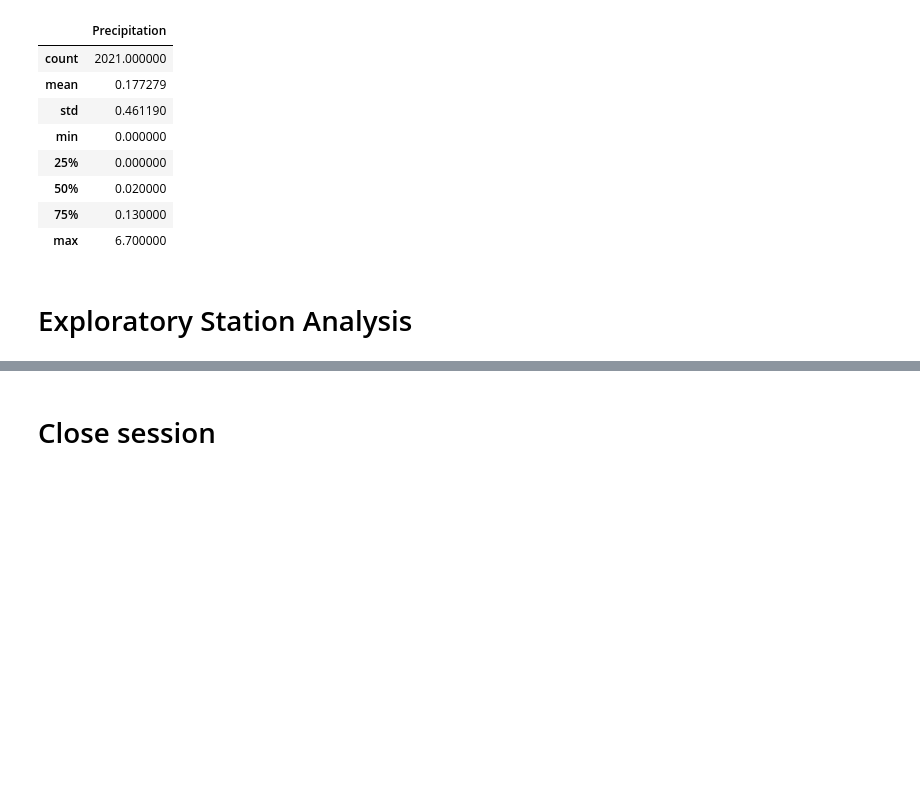
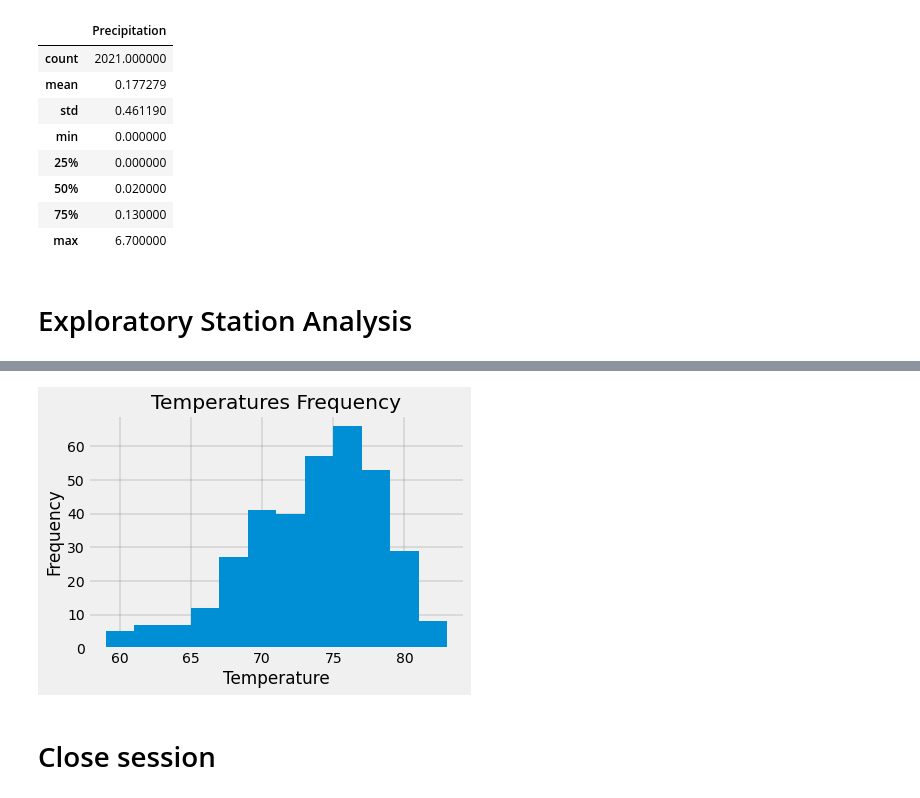
Before and after one commit to JoseH-Git/sqlalchemy-challenge, a Jupyter notebook: climate_starter.ipynb, the cells around one changed output, grey strips where cells are left out. Drawn from its saved outputs; the diff is of its cells as text; code cells hidden in the pictures; blank space fills up the shorter version.

```diff
--- a/climate_starter.ipynb
+++ b/climate_starter.ipynb
@@ -152,3 +180,7 @@ precipitation_pd.describe()
 # %%
 # Using the most active station id
 # Query the last 12 months of temperature observation data for this station and plot the results as a histogram
+
+data_query_temp = session.query(measurement.date, measurement.tobs).filter(measurement.station == 'USC00519281').\
+                  filter(measurement.date >= query_date).order_by(measurement.date.desc()).all()
+data_query_temp
@@ -155,3 +205,15 @@ precipitation_pd.describe()
+# %%
+histo_df = pd.DataFrame(data_query_temp, columns=["Date", "temperature_most_active"])
+
+plt.hist(histo_df["temperature_most_active"], bins=12)
+plt.grid(color='grey', linestyle='-', linewidth=2, alpha=.2)
+plt.ylabel("Frequency")
+plt.xlabel("Temperature")
+plt.title("Temperatures Frequency")
+plt.savefig("Images/Temperature Histogram")
+plt.show()
+# %% [output]
+[figure, added]
 # %% [markdown]
 # Close session
 # %%
```
Also changed, not shown: parts of 6 cells of this notebook, 2 other files.
